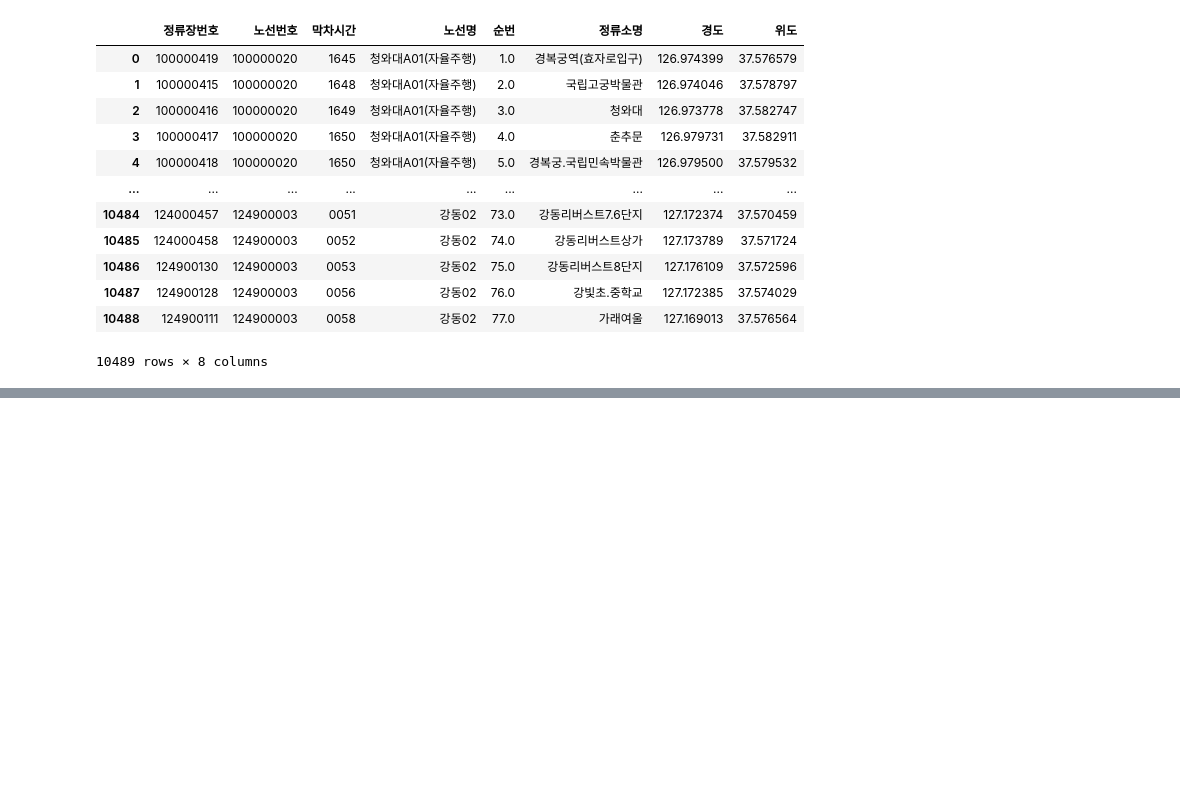
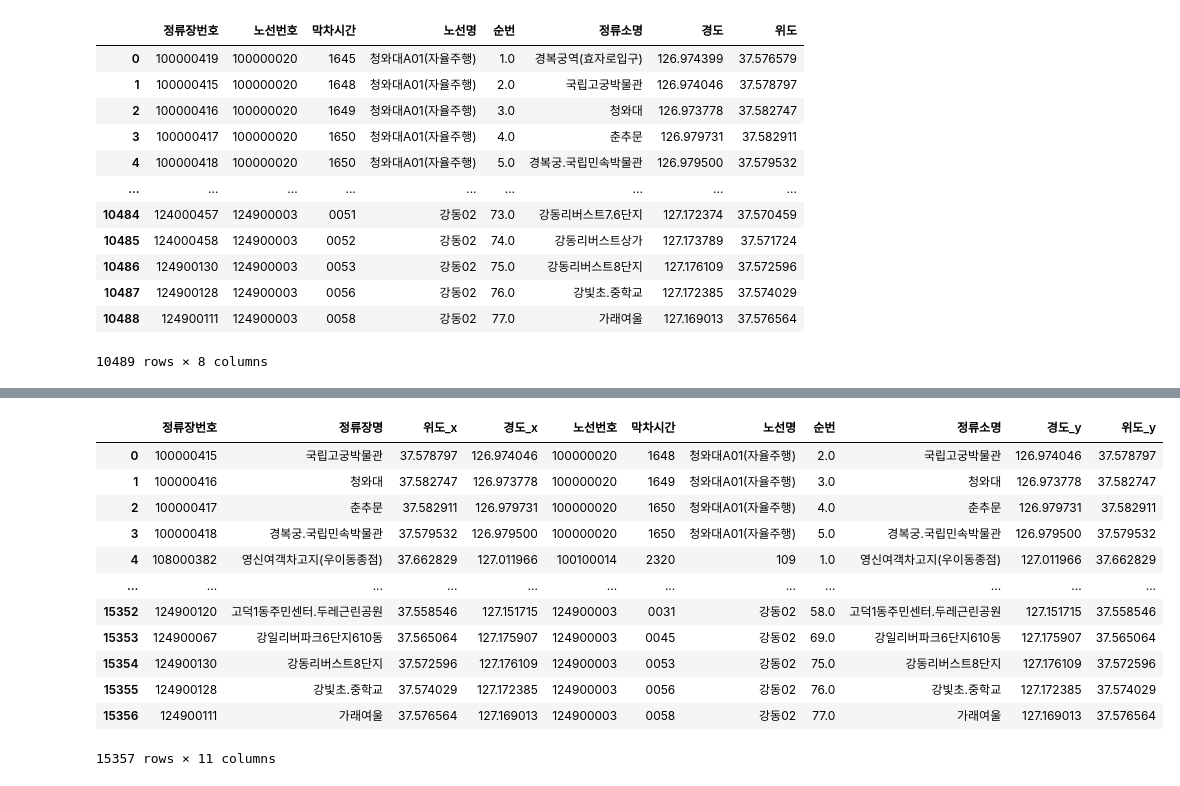
Before and after one commit to 23-1-CauCapstone-Team3/DataPreprocessing, a Jupyter notebook: hub/station.ipynb, the cells around one changed output, grey strips where cells are left out. Cells and saved outputs as stored; diff of their text form; code cells hidden in the pictures; blank space fills up the shorter version.

```diff
--- a/hub/station.ipynb
+++ b/hub/station.ipynb
@@ -254,0 +344,5 @@ result_bus_time.to_csv('result_bus_per_station.csv',
+# %%
+temp_station = temp_station.drop_duplicates()
+temp_station = temp_station.drop(columns=["위도"])
+
+temp_station
@@ -254,0 +363,7 @@ result_bus_time.to_csv('result_bus_per_station.csv',
+# %%
+temp_station = temp_station.astype({"정류장번호": int})
+bus_station_concat = bus_station.astype({"정류장번호": int})
+# %%
+result_bus_station = pd.merge(
+    temp_station, bus_station_concat, on="정류장번호", how="left")
+result_bus_station
@@ -254,0 +398,3 @@ result_bus_time.to_csv('result_bus_per_station.csv',
+# %%
+result_bus_station = result_bus_station.dropna()
+result_bus_station
@@ -254,0 +418,18 @@ result_bus_time.to_csv('result_bus_per_station.csv',
+# %%
+result_bus_time_2 = pd.merge(result_bus_station, result_bus_time,  on='정류장번호', how='left')
+
+result_bus_time_2
+# %% [output]
+|  | 정류장번호 | 정류장명 | 위도_x | 경도_x | 노선번호 | 막차시간 | 노선명 | 순번 | 정류소명 | 경도_y | 위도_y |
+| 0 | 100000415 | 국립고궁박물관 | 37.578797 | 126.974046 | 100000020 | 1648 | 청와대A01(자율주행) | 2.0 | 국립고궁박물관 | 126.974046 | 37.578797 |
+| 1 | 100000416 | 청와대 | 37.582747 | 126.973778 | 100000020 | 1649 | 청와대A01(자율주행) | 3.0 | 청와대 | 126.973778 | 37.582747 |
+| 2 | 100000417 | 춘추문 | 37.582911 | 126.979731 | 100000020 | 1650 | 청와대A01(자율주행) | 4.0 | 춘추문 | 126.979731 | 37.582911 |
+| 3 | 100000418 | 경복궁.국립민속박물관 | 37.579532 | 126.979500 | 100000020 | 1650 | 청와대A01(자율주행) | 5.0 | 경복궁.국립민속박물관 | 126.979500 | 37.579532 |
+| 4 | 108000382 | 영신여객차고지(우이동종점) | 37.662829 | 127.011966 | 100100014 | 2320 | 109 | 1.0 | 영신여객차고지(우이동종점) | 127.011966 | 37.662829 |
+| ... | ... | ... | ... | ... | ... | ... | ... | ... | ... | ... | ... |
+| 15352 | 124900120 | 고덕1동주민센터.두레근린공원 | 37.558546 | 127.151715 | 124900003 | 0031 | 강동02 | 58.0 | 고덕1동주민센터.두레근린공원 | 127.151715 | 37.558546 |
+| 15353 | 124900067 | 강일리버파크6단지610동 | 37.565064 | 127.175907 | 124900003 | 0045 | 강동02 | 69.0 | 강일리버파크6단지610동 | 127.175907 | 37.565064 |
+| 15354 | 124900130 | 강동리버스트8단지 | 37.572596 | 127.176109 | 124900003 | 0053 | 강동02 | 75.0 | 강동리버스트8단지 | 127.176109 | 37.572596 |
+| 15355 | 124900128 | 강빛초.중학교 | 37.574029 | 127.172385 | 124900003 | 0056 | 강동02 | 76.0 | 강빛초.중학교 | 127.172385 | 37.574029 |
+| 15356 | 124900111 | 가래여울 | 37.576564 | 127.169013 | 124900003 | 0058 | 강동02 | 77.0 | 가래여울 | 127.169013 | 37.576564 |
+15357 rows × 11 columns
```
Also changed, not shown: parts of 21 cells of this notebook, 2 other files.
